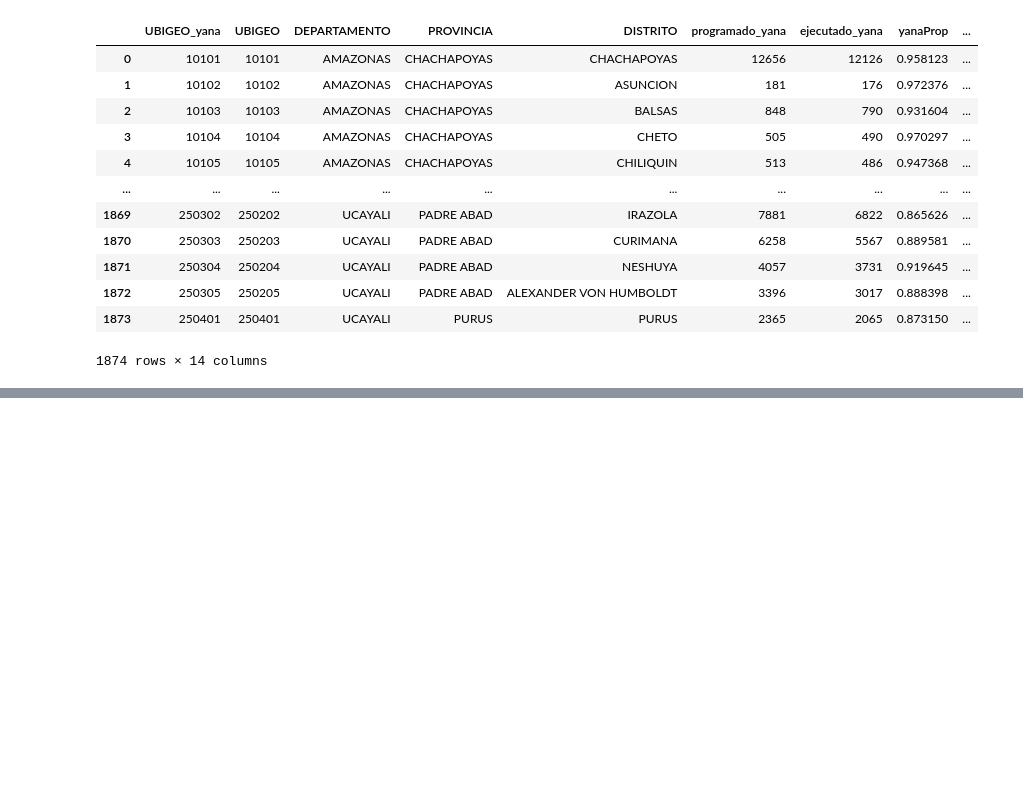
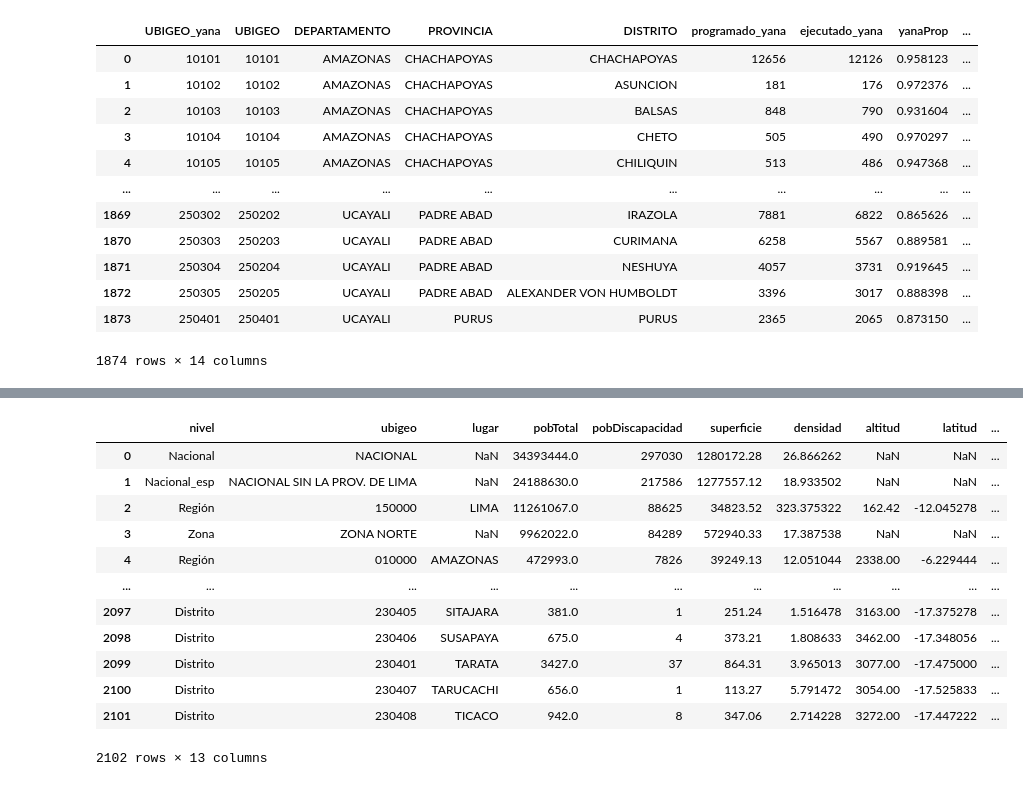
Before and after one commit to MAGALLANESJoseManuel/Midis_Bono600, a Jupyter notebook: PreDataMidis.ipynb, the cells around one changed output, grey strips where cells are left out. Cells and saved outputs as stored; diff of their text form; code cells hidden in the pictures; blank space fills up the shorter version.

```diff
--- a/PreDataMidis.ipynb
+++ b/PreDataMidis.ipynb
@@ -551,0 +699,3 @@ CongrePresiYanay
+# %%
+ceplan=pd.read_excel("Datos-para-el-planeamiento-estrategico.xlsx",3,skiprows=8)
+ceplan.head(20)
@@ -551,0 +741,9 @@ CongrePresiYanay
+# %%
+selectceplan=['Unnamed: 0', 'Ubigeo', 'Región /\nProvincia /\nDistrito','Población total\n(2020)\n1b/',
+       'Población con Discapacidad\n(2020)\n1c/', 'Superficie (km2) \n2/',
+       'Densidad\n(2020)', 'Altitud (msnm)\n 3/',
+       'Latitud\nsur\n 3/', 'Longitud oeste\n 3/','Número de Centros Poblados\n3/',
+ 'Porcentaje de desnutrición crónica\n (Niños menores de 5 años) \n(2020)\n9/',
+ 'Porcentaje de la población en pobreza extrema \n17a/']
+ceplan=ceplan[selectceplan]
+ceplan
@@ -551,0 +764,21 @@ CongrePresiYanay
+# %%
+ceplan.columns=['nivel', 'ubigeo', 'lugar','pobTotal','pobDiscapacidad',
+ 'superficie','densidad', 'altitud','latitud', 'longitud',
+ 'numeroCentrosPoblados', 'porcentajeDesnutCrónica5menos',
+ 'porcentajePobrezaExtrema']
+ceplan=ceplan.iloc[:2102,:]
+ceplan
+# %% [output]
+|  | nivel | ubigeo | lugar | pobTotal | pobDiscapacidad | superficie | densidad | altitud | latitud | ... |
+| 0 | Nacional | NACIONAL | NaN | 34393444.0 | 297030 | 1280172.28 | 26.866262 | NaN | NaN | ... |
+| 1 | Nacional_esp | NACIONAL SIN LA PROV. DE LIMA | NaN | 24188630.0 | 217586 | 1277557.12 | 18.933502 | NaN | NaN | ... |
+| 2 | Región | 150000 | LIMA | 11261067.0 | 88625 | 34823.52 | 323.375322 | 162.42 | -12.045278 | ... |
+| 3 | Zona | ZONA NORTE | NaN | 9962022.0 | 84289 | 572940.33 | 17.387538 | NaN | NaN | ... |
+| 4 | Región | 010000 | AMAZONAS | 472993.0 | 7826 | 39249.13 | 12.051044 | 2338.00 | -6.229444 | ... |
+| ... | ... | ... | ... | ... | ... | ... | ... | ... | ... | ... |
+| 2097 | Distrito | 230405 | SITAJARA | 381.0 | 1 | 251.24 | 1.516478 | 3163.00 | -17.375278 | ... |
+| 2098 | Distrito | 230406 | SUSAPAYA | 675.0 | 4 | 373.21 | 1.808633 | 3462.00 | -17.348056 | ... |
+| 2099 | Distrito | 230401 | TARATA | 3427.0 | 37 | 864.31 | 3.965013 | 3077.00 | -17.475000 | ... |
+| 2100 | Distrito | 230407 | TARUCACHI | 656.0 | 1 | 113.27 | 5.791472 | 3054.00 | -17.525833 | ... |
+| 2101 | Distrito | 230408 | TICACO | 942.0 | 8 | 347.06 | 2.714228 | 3272.00 | -17.447222 | ... |
+2102 rows × 13 columns
```
Also changed, not shown: parts of 41 cells of this notebook, 3 other files.
